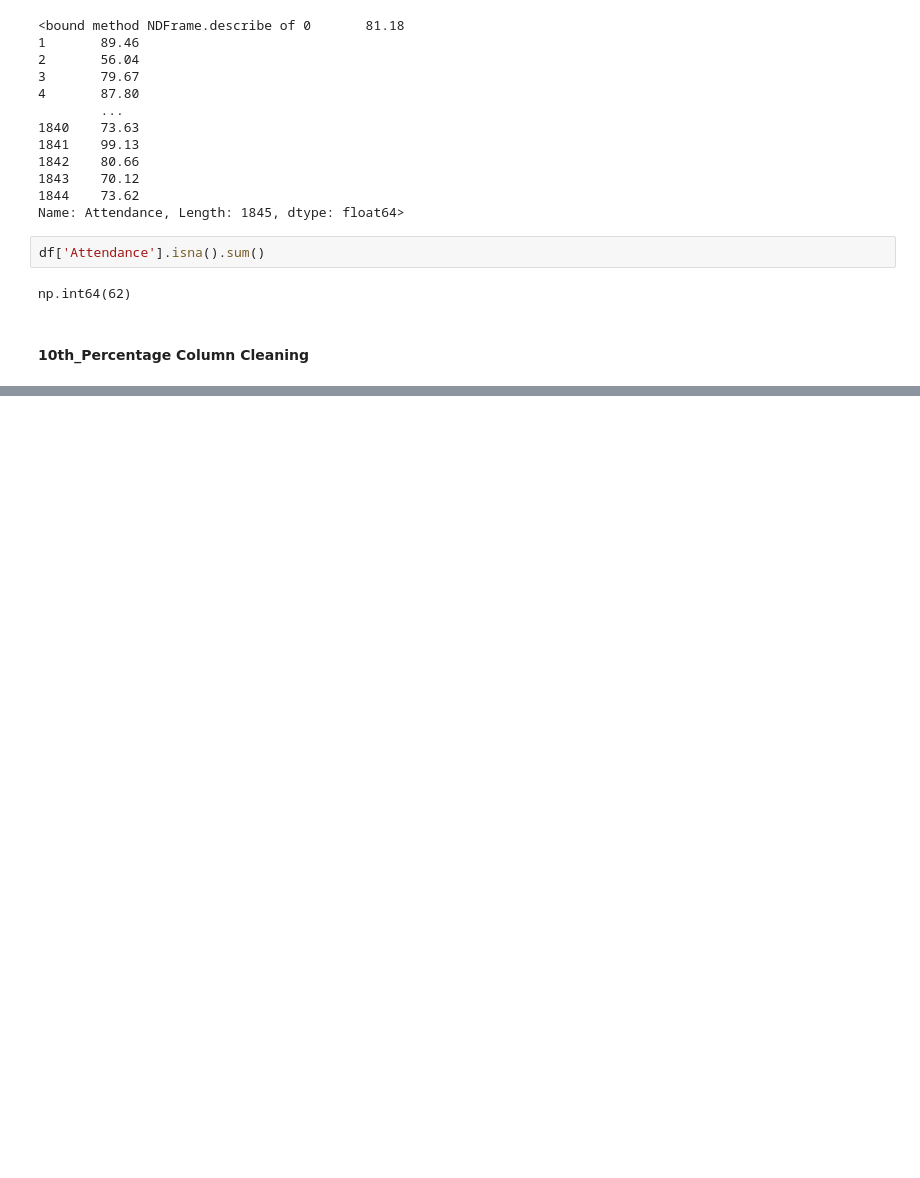
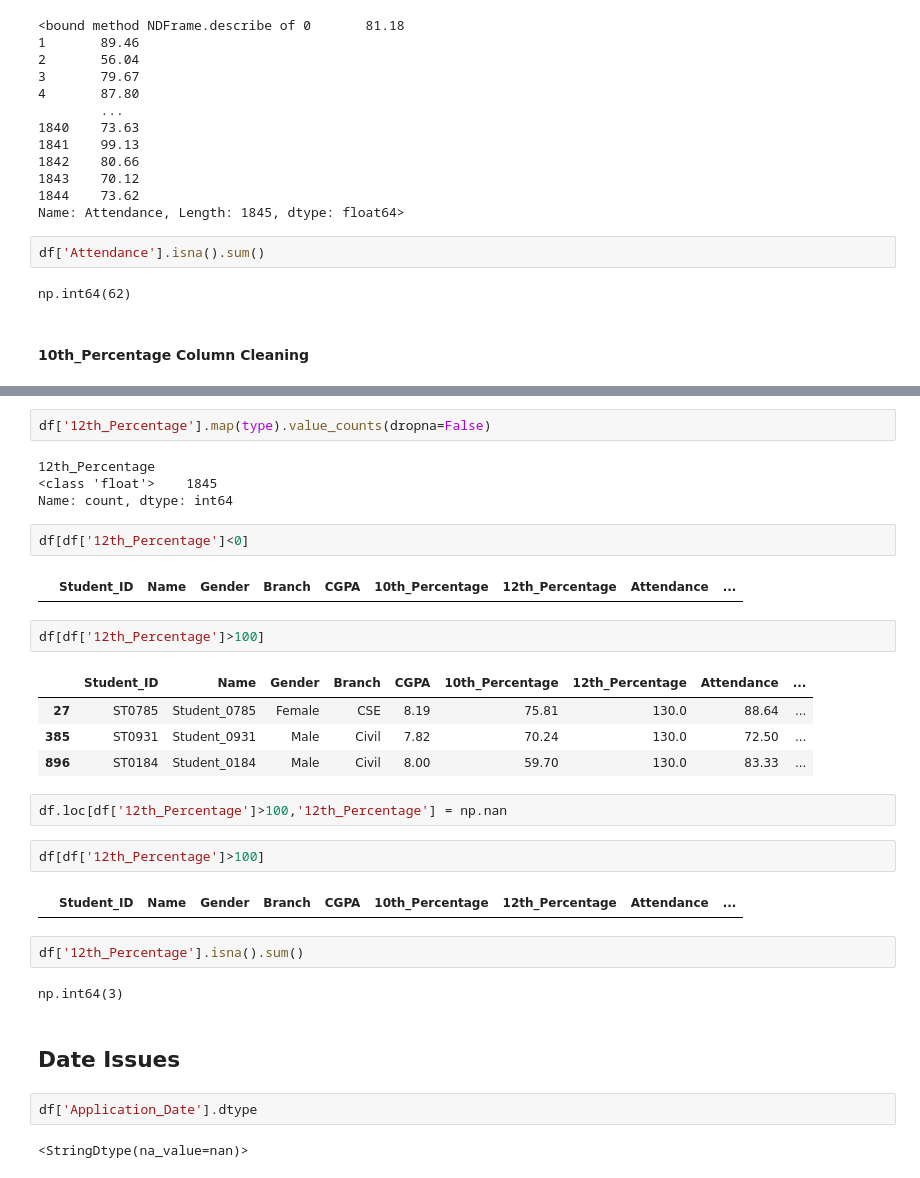
Before and after one commit to Dev-darshan24/Student-Placement-Analytics-, a Jupyter notebook: 2_Data_Cleaning.ipynb, the cells around one changed output, grey strips where cells are left out. Saved outputs shown, nothing was run; the diff lists cells and outputs as text; blank space fills up the shorter version.

```diff
--- a/2_Data_Cleaning.ipynb
+++ b/2_Data_Cleaning.ipynb
@@ -305,0 +357,33 @@ np.int64(62)
+# %%
+df['12th_Percentage'].map(type).value_counts(dropna=False)
+# %% [output]
+12th_Percentage
+<class 'float'>    1845
+Name: count, dtype: int64
+# %%
+df[df['12th_Percentage']<0]
+# %% [output]
+|  | Student_ID | Name | Gender | Branch | CGPA | 10th_Percentage | 12th_Percentage | Attendance | ... |
+# %%
+df[df['12th_Percentage']>100]
+# %% [output]
+|  | Student_ID | Name | Gender | Branch | CGPA | 10th_Percentage | 12th_Percentage | Attendance | ... |
+| 27 | ST0785 | Student_0785 | Female | CSE | 8.19 | 75.81 | 130.0 | 88.64 | ... |
+| 385 | ST0931 | Student_0931 | Male | Civil | 7.82 | 70.24 | 130.0 | 72.50 | ... |
+| 896 | ST0184 | Student_0184 | Male | Civil | 8.00 | 59.70 | 130.0 | 83.33 | ... |
+# %%
+df.loc[df['12th_Percentage']>100,'12th_Percentage'] = np.nan
+# %%
+df[df['12th_Percentage']>100]
+# %% [output]
+|  | Student_ID | Name | Gender | Branch | CGPA | 10th_Percentage | 12th_Percentage | Attendance | ... |
+# %%
+df['12th_Percentage'].isna().sum()
+# %% [output]
+np.int64(3)
+# %% [markdown]
+## Date Issues
+# %%
+df['Application_Date'].dtype
+# %% [output]
+<StringDtype(na_value=nan)>
```
Also changed, not shown: parts of 20 cells of this notebook.
